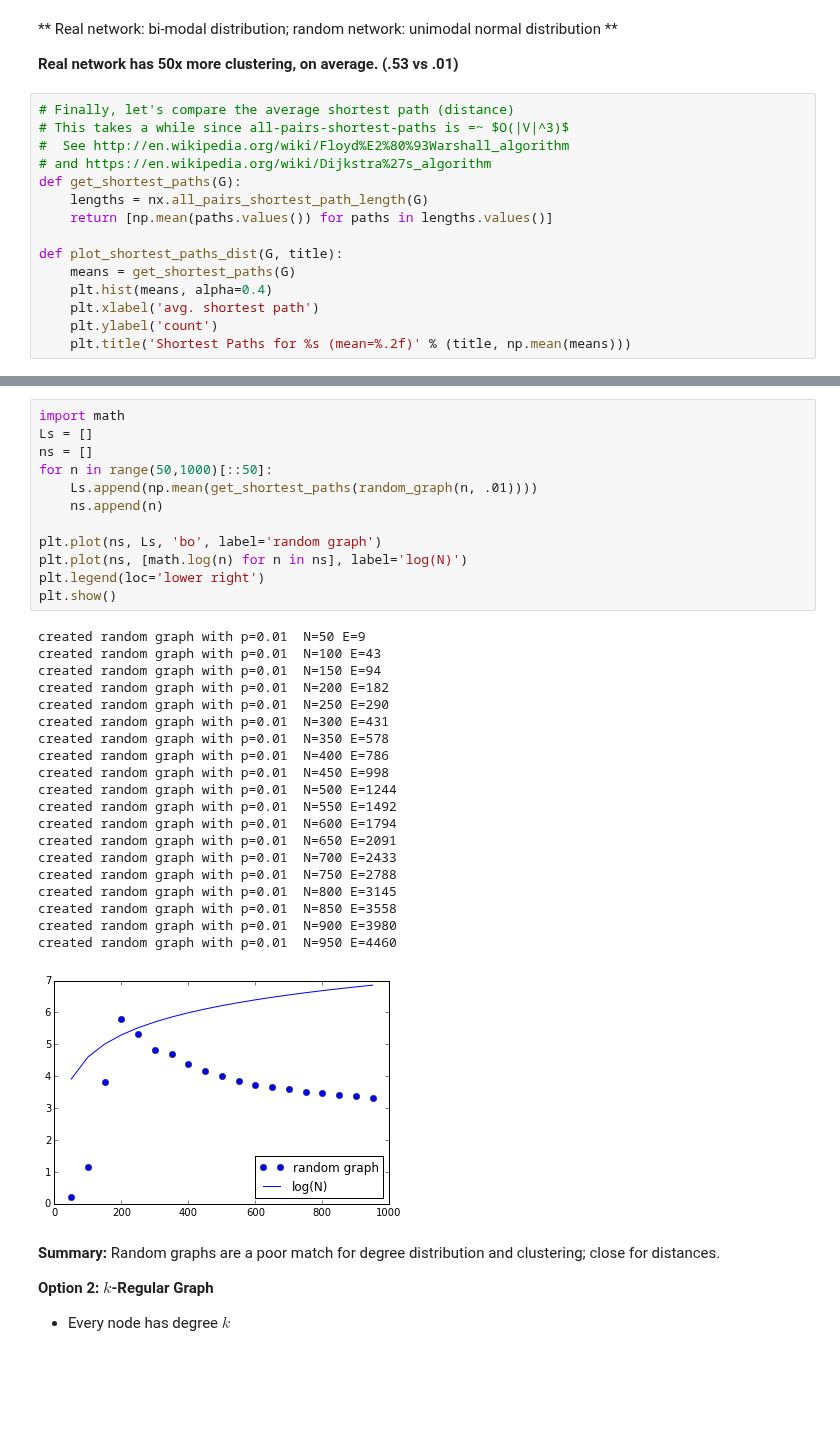
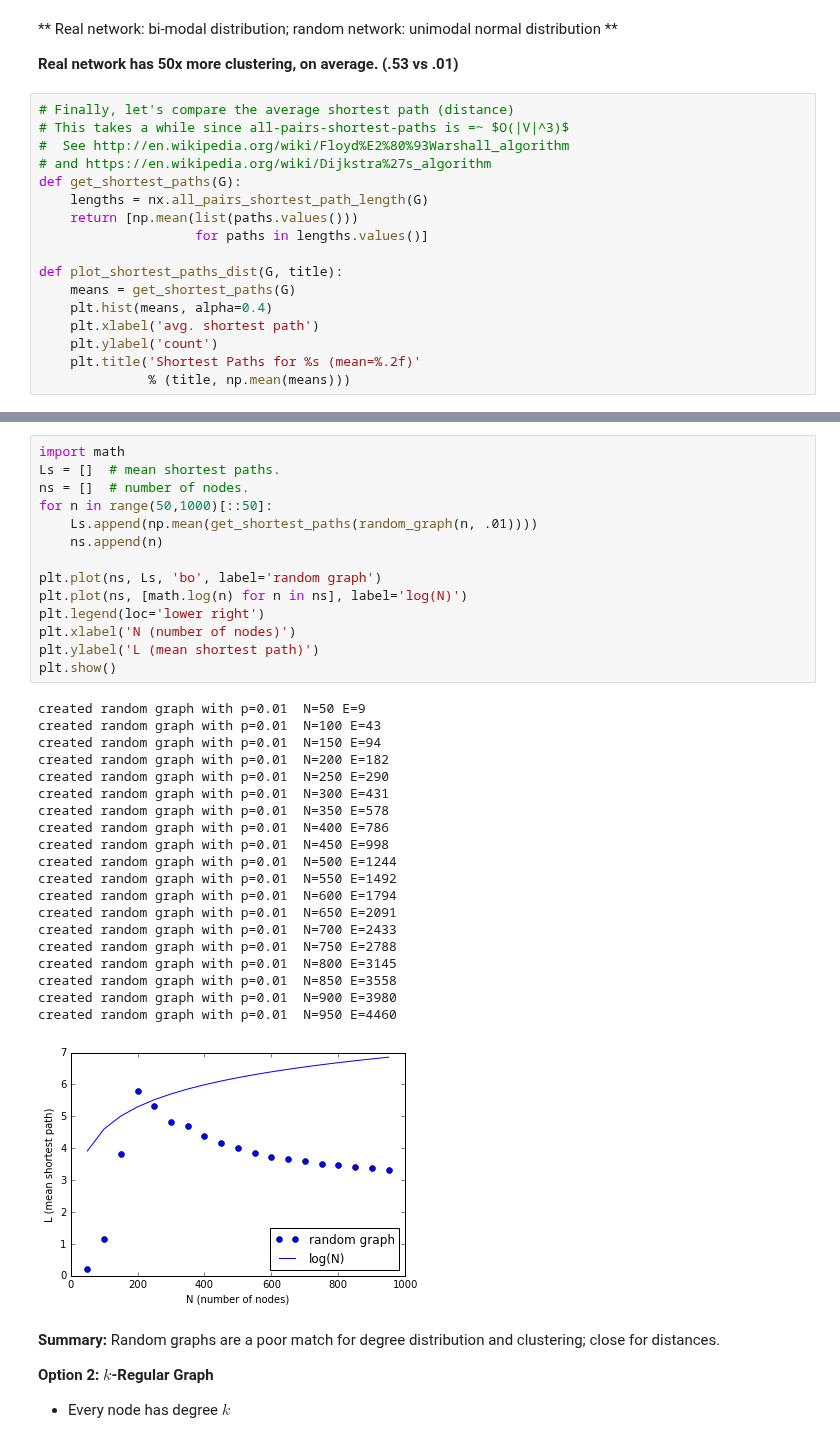
Before and after one commit to iit-cs579/main, a Jupyter notebook: lec/l04/l04.ipynb, the cells around one changed output, grey strips where cells are left out. Cells and saved outputs as stored; diff of their text form; blank space fills up the shorter version.

```diff
--- a/lec/l04/l04.ipynb
+++ b/lec/l04/l04.ipynb
@@ -176,14 +183,16 @@ plot_clustering_dist(random_g, 'random')
 # and https://en.wikipedia.org/wiki/Dijkstra%27s_algorithm
 def get_shortest_paths(G):
     lengths = nx.all_pairs_shortest_path_length(G)
-    return [np.mean(paths.values()) for paths in lengths.values()]
+    return [np.mean(list(paths.values()))
+                    for paths in lengths.values()]
 
 def plot_shortest_paths_dist(G, title):
     means = get_shortest_paths(G)
     plt.hist(means, alpha=0.4)
     plt.xlabel('avg. shortest path')
     plt.ylabel('count')
-    plt.title('Shortest Paths for %s (mean=%.2f)' % (title, np.mean(means)))
+    plt.title('Shortest Paths for %s (mean=%.2f)'
+              % (title, np.mean(means)))
 # %%
 plot_shortest_paths_dist(coauthor, 'coauthor')
 # %% [output]
@@ -195,36 +204,38 @@ plot_shortest_paths_dist(random_g, 'random')
 # %%
 import math
-Ls = []
-ns = []
+Ls = []  # mean shortest paths.
+ns = []  # number of nodes.
 for n in range(50,1000)[::50]:
     Ls.append(np.mean(get_shortest_paths(random_graph(n, .01))))
     ns.append(n)
 
 plt.plot(ns, Ls, 'bo', label='random graph')
 plt.plot(ns, [math.log(n) for n in ns], label='log(N)')
 plt.legend(loc='lower right')
+plt.xlabel('N (number of nodes)')
+plt.ylabel('L (mean shortest path)')
 plt.show()
 # %% [output]
 created random graph with p=0.01  N=50 E=9
 created random graph with p=0.01  N=100 E=43
 created random graph with p=0.01  N=150 E=94
 created random graph with p=0.01  N=200 E=182
 created random graph with p=0.01  N=250 E=290
 created random graph with p=0.01  N=300 E=431
 created random graph with p=0.01  N=350 E=578
 created random graph with p=0.01  N=400 E=786
 created random graph with p=0.01  N=450 E=998
 created random graph with p=0.01  N=500 E=1244
 created random graph with p=0.01  N=550 E=1492
 created random graph with p=0.01  N=600 E=1794
 created random graph with p=0.01  N=650 E=2091
 created random graph with p=0.01  N=700 E=2433
 created random graph with p=0.01  N=750 E=2788
 created random graph with p=0.01  N=800 E=3145
 created random graph with p=0.01  N=850 E=3558
 created random graph with p=0.01  N=900 E=3980
 created random graph with p=0.01  N=950 E=4460
-[figure, old version]
+[figure, new version]
 # %% [markdown]
 **Summary:** Random graphs are a poor match for degree distribution and clustering; close for distances.
 
```
Also changed, not shown: parts of 22 cells of this notebook.
